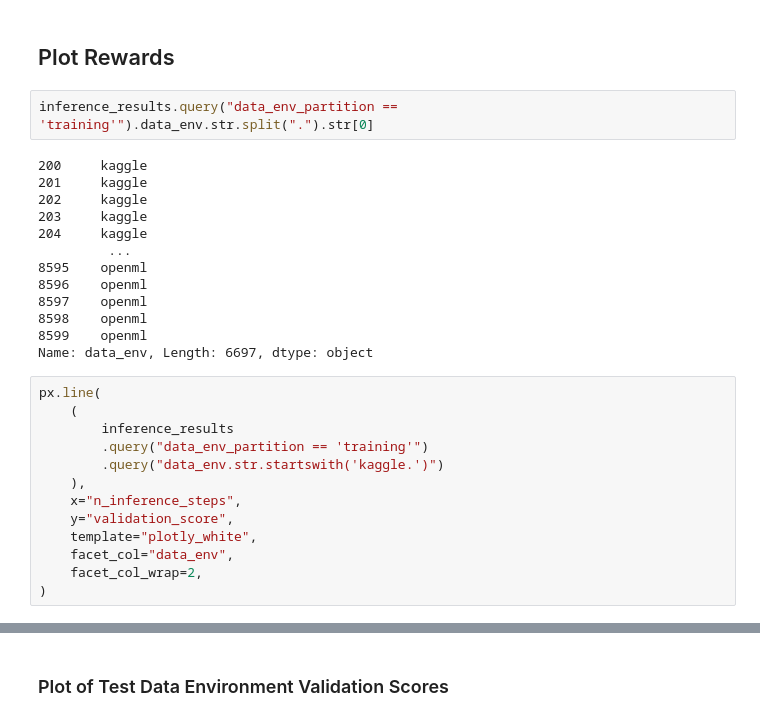
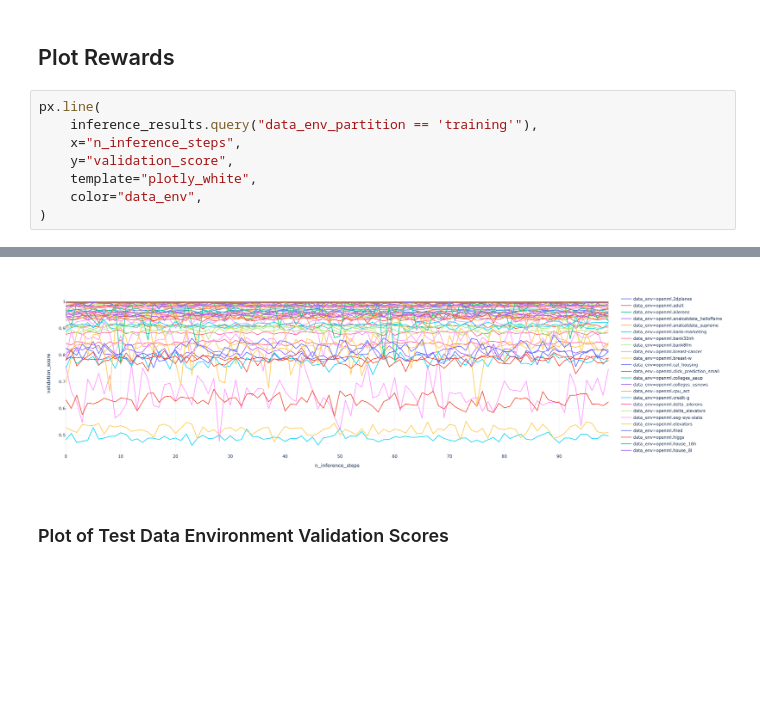
Before and after one commit to cosmicBboy/ml-research, a Jupyter notebook: metalearn/analysis/20191111_metalearn_openml_cc18_benchmark.ipynb, the cells around one changed output, grey strips where cells are left out. Saved outputs shown, nothing was run; the diff lists cells and outputs as text; blank space fills up the shorter version.

```diff
--- a/metalearn/analysis/20191111_metalearn_openml_cc18_benchmark.ipynb
+++ b/metalearn/analysis/20191111_metalearn_openml_cc18_benchmark.ipynb
@@ -80,31 +70,11 @@ dtype: object
 # %% [markdown]
 ## Plot Rewards
-# %%
-inference_results.query("data_env_partition == 'training'").data_env.str.split(".").str[0]
-# %% [output]
-200     kaggle
-201     kaggle
-202     kaggle
-203     kaggle
-204     kaggle
-         ...
-8595    openml
-8596    openml
-8597    openml
-8598    openml
-8599    openml
-Name: data_env, Length: 6697, dtype: object
 # %%
 px.line(
-    (
-        inference_results
-        .query("data_env_partition == 'training'")
-        .query("data_env.str.startswith('kaggle.')")
-    ),
+    inference_results.query("data_env_partition == 'training'"),
     x="n_inference_steps",
     y="validation_score",
     template="plotly_white",
-    facet_col="data_env",
-    facet_col_wrap=2,
+    color="data_env",
 )
 # %% [output]
@@ -113,3 +81,4 @@ px.line(
+[figure, added]
 # %% [markdown]
 ### Plot of Test Data Environment Validation Scores
 # %%
```
Also changed, not shown: parts of 6 cells of this notebook, 3 other files.
